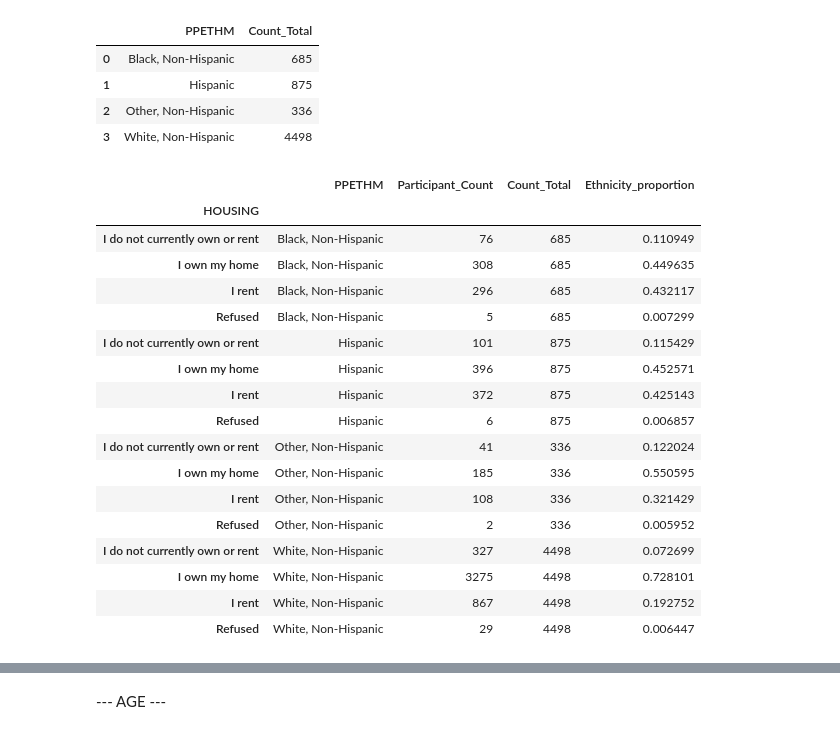
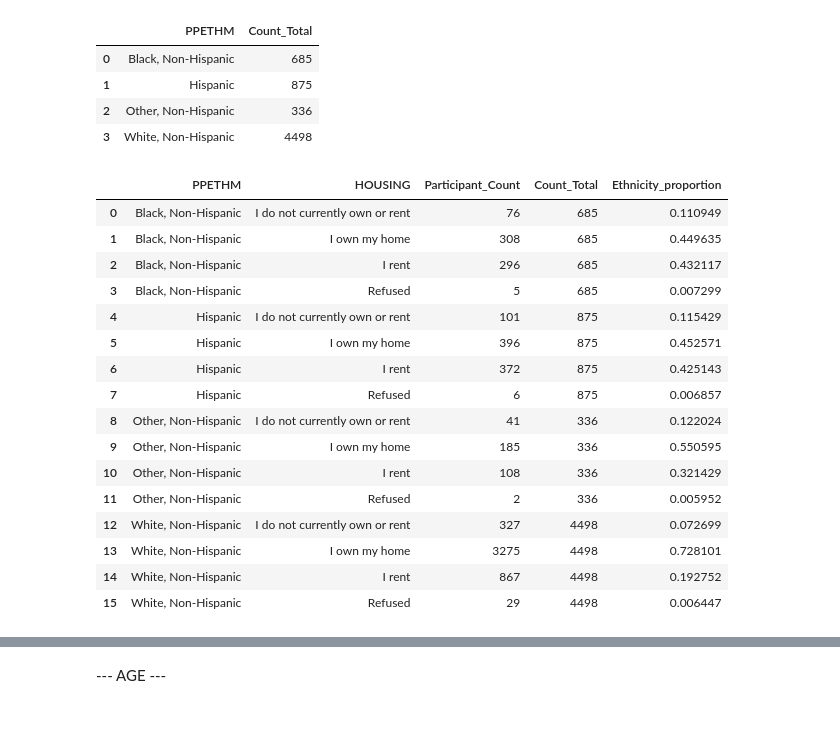
Before and after one commit to ds4a-team85/cohort2020-team-project, a Jupyter notebook: eda/CFPB_EDA.ipynb, the cells around one changed output, grey strips where cells are left out. Drawn from its saved outputs; the diff is of its cells as text; code cells hidden in the pictures.

```diff
--- a/eda/CFPB_EDA.ipynb
+++ b/eda/CFPB_EDA.ipynb
@@ -12,7 +12,7 @@ Consumer Financial Protection Bureau (CFPB), 2017
 * Any correlation between financial literacy education and each of our financial success metrics? Any differences among different demographics?
 * Include data visualizations where appropriate
 # %%
-df = pd.read_csv("./NFWBS_PUF_2016_data.csv")
+df = pd.read_csv("../data/NFWBS_PUF_2016_data.csv")
 # %%
 # Columns that most relate to our problem statement
 columns_of_interest = [
@@ -310,25 +302,23 @@ eth_totals
 # %%
 homeown_eth = homeown_df.loc[:,['PUF_ID','PPETHM','HOUSING']].groupby(['PPETHM','HOUSING']).count().rename(columns={'PUF_ID':'Participant_Count'}).reset_index()
 homeown_eth = homeown_eth.merge(eth_totals)
 homeown_eth['Ethnicity_proportion'] = homeown_eth['Participant_Count'] / homeown_eth['Count_Total']
-homeown_eth = homeown_eth.set_index(['HOUSING'])
 homeown_eth
 # %% [output]
-|  | PPETHM | Participant_Count | Count_Total | Ethnicity_proportion |
-| HOUSING |  |  |  |  |
-| I do not currently own or rent | Black, Non-Hispanic | 76 | 685 | 0.110949 |
-| I own my home | Black, Non-Hispanic | 308 | 685 | 0.449635 |
-| I rent | Black, Non-Hispanic | 296 | 685 | 0.432117 |
-| Refused | Black, Non-Hispanic | 5 | 685 | 0.007299 |
-| I do not currently own or rent | Hispanic | 101 | 875 | 0.115429 |
-| I own my home | Hispanic | 396 | 875 | 0.452571 |
-| I rent | Hispanic | 372 | 875 | 0.425143 |
-| Refused | Hispanic | 6 | 875 | 0.006857 |
-| I do not currently own or rent | Other, Non-Hispanic | 41 | 336 | 0.122024 |
-| I own my home | Other, Non-Hispanic | 185 | 336 | 0.550595 |
-| I rent | Other, Non-Hispanic | 108 | 336 | 0.321429 |
-| Refused | Other, Non-Hispanic | 2 | 336 | 0.005952 |
-| I do not currently own or rent | White, Non-Hispanic | 327 | 4498 | 0.072699 |
-| I own my home | White, Non-Hispanic | 3275 | 4498 | 0.728101 |
-| I rent | White, Non-Hispanic | 867 | 4498 | 0.192752 |
-| Refused | White, Non-Hispanic | 29 | 4498 | 0.006447 |
+|  | PPETHM | HOUSING | Participant_Count | Count_Total | Ethnicity_proportion |
+| 0 | Black, Non-Hispanic | I do not currently own or rent | 76 | 685 | 0.110949 |
+| 1 | Black, Non-Hispanic | I own my home | 308 | 685 | 0.449635 |
+| 2 | Black, Non-Hispanic | I rent | 296 | 685 | 0.432117 |
+| 3 | Black, Non-Hispanic | Refused | 5 | 685 | 0.007299 |
+| 4 | Hispanic | I do not currently own or rent | 101 | 875 | 0.115429 |
+| 5 | Hispanic | I own my home | 396 | 875 | 0.452571 |
+| 6 | Hispanic | I rent | 372 | 875 | 0.425143 |
+| 7 | Hispanic | Refused | 6 | 875 | 0.006857 |
+| 8 | Other, Non-Hispanic | I do not currently own or rent | 41 | 336 | 0.122024 |
+| 9 | Other, Non-Hispanic | I own my home | 185 | 336 | 0.550595 |
+| 10 | Other, Non-Hispanic | I rent | 108 | 336 | 0.321429 |
+| 11 | Other, Non-Hispanic | Refused | 2 | 336 | 0.005952 |
+| 12 | White, Non-Hispanic | I do not currently own or rent | 327 | 4498 | 0.072699 |
+| 13 | White, Non-Hispanic | I own my home | 3275 | 4498 | 0.728101 |
+| 14 | White, Non-Hispanic | I rent | 867 | 4498 | 0.192752 |
+| 15 | White, Non-Hispanic | Refused | 29 | 4498 | 0.006447 |
```
Also changed, not shown: parts of 30 cells of this notebook.
